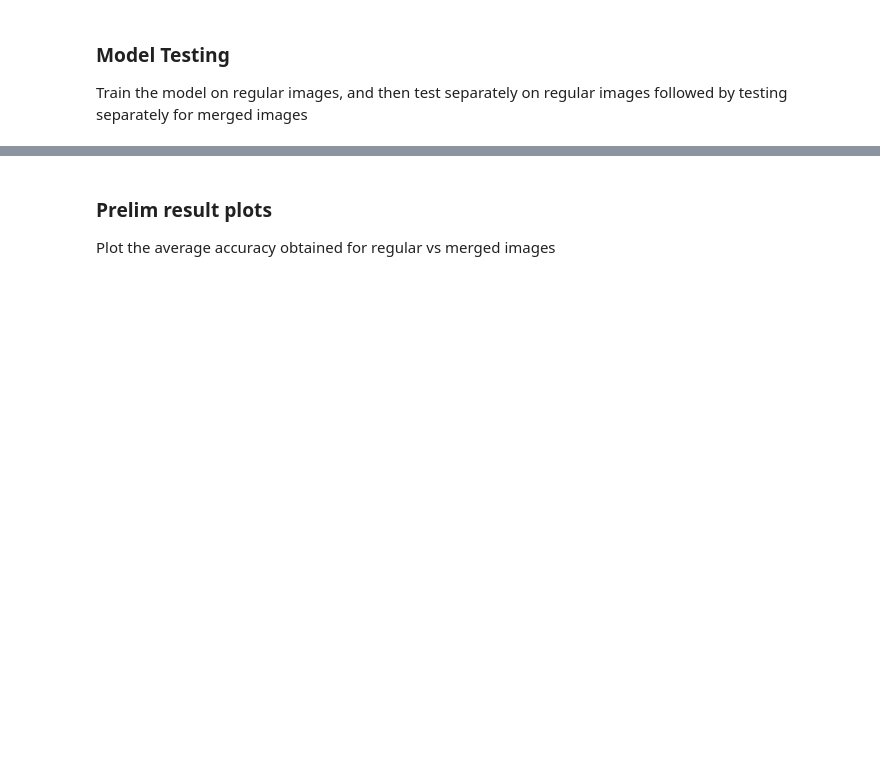
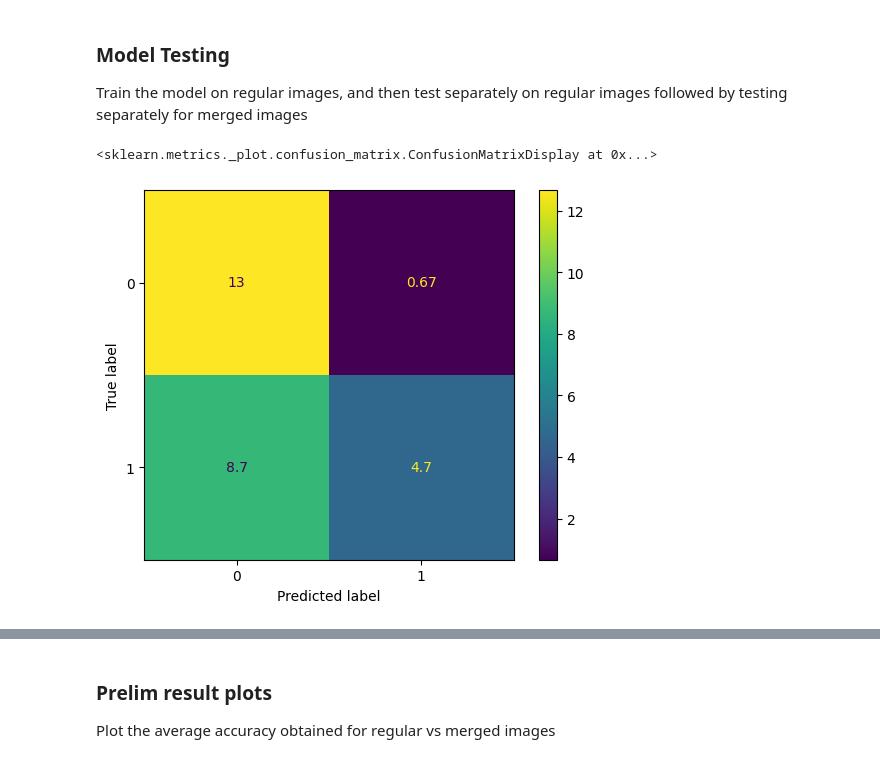
Before and after one commit to soukhind2/vgg16obj, a Jupyter notebook: vggface_4class_cv.ipynb, the cells around one changed output, grey strips where cells are left out. Drawn from its saved outputs; the diff is of its cells as text; code cells hidden in the pictures; blank space fills up the shorter version.

```diff
--- a/vggface_4class_cv.ipynb
+++ b/vggface_4class_cv.ipynb
@@ -208,10 +310,16 @@ followed by testing separately for merged images
 # %%
+from sklearn.metrics import confusion_matrix
+from sklearn.metrics import ConfusionMatrixDisplay
+kf = KFold(n_splits=3)
+acc = np.zeros((2,4,kf.get_n_splits()))
+cm = np.zeros((2,4,kf.get_n_splits(),2,2))
+ktruth = np.empty((kf.get_n_splits(),4,6))
+ktruth_merge = np.empty((kf.get_n_splits(),4,8))
+for i, (train_index, test_index) in enumerate(kf.split(reg_train[0])):
+  truth = []
+  truth_m = []
+  for imtype in range(2):
 
-kf = KFold(n_splits=5)
-acc = np.zeros((2,4,kf.get_n_splits()))
-
-for i, (train_index, test_index) in enumerate(kf.split(reg_train[0])):
-  for imtype in range(2):
     for cat in range(0,4):
       print('Category of interest: ', categories[cat])
 
@@ -221,6 +329,8 @@ for i, (train_index, test_index) in enumerate(kf.split(reg_train[0])):
       ntrain = len(reg_train[cat])
       targets = to_categorical([0] * ntrain + [1]*ntrain)
       targets = targets[idx]
+      targets_dist_type = np.array([0] * ntrain + reg_dist_type[cat])
+      targets_dist_type = targets_dist_type[idx]
 
       train_it = input[train_index]
       train_data = model.predict(train_it)
@@ -231,14 +341,21 @@ for i, (train_index, test_index) in enumerate(kf.split(reg_train[0])):
         test_it = input[test_index]
         test_data = model.predict(test_it)
         test_labels = targets[test_index]
-
+        dist_test_labels = targets_dist_type[test_index]
         history = top_model.fit(x = train_data,  y = train_labels,
                 epochs=epochs,
                 batch_size=64,
                 verbose = 0, callbacks = [es])
 
         out = top_model.evaluate(test_data, test_labels)
+        preds = top_model.predict(test_data)
+        preds = np.argmax(preds, axis=1)
+        test_labels = np.argmax(test_labels, axis=1)
+        cm[imtype,cat,i,:,:] = confusion_matrix(test_labels, preds)
+        A,B,C,D,E,F = calc_truth(dist_test_labels,preds)
+        truth.append([A,B,C,D,E,F])
         acc[imtype,cat,i] = out[1]
+
         print(out)
       else:
       #   test_it = np.concatenate((data_test[cat],data_test[cat + 4])) # Test on merged data
@@ -249,14 +366,17 @@ for i, (train_index, test_index) in enumerate(kf.split(reg_train[0])):
         merge_test = np.concatenate((merge_data[cat][howmany],merge_data[cat + 4][howmany]))
         ntest = len(merge_data[cat])
         merge_targets = to_categorical([0] * ntest + [1]*ntest)
+        merge_targets_dist_type = np.array([0] * ntest + merge_dist_type[cat])
 
         idx = np.random.permutation(len(merge_test))
         merge_test = merge_test[idx]
         merge_targets = merge_targets[idx]
+        merge_targets_dist_type = merge_targets_dist_type[idx]
 
         test_it = merge_test[test_index]
         test_data = model.predict(test_it)
         test_labels = merge_targets[test_index]
+        dist_test_labels = merge_targets_dist_type[test_index]
 
         history = top_model.fit(x = train_data,  y = train_labels,
                 epochs=epochs,
@@ -264,5 +384,23 @@ for i, (train_index, test_index) in enumerate(kf.split(reg_train[0])):
                 verbose = 0, callbacks = [es])
 
         out = top_model.evaluate(test_data, test_labels)
+        preds = top_model.predict(test_data)
+        preds = np.argmax(preds, axis=1)
+        test_labels = np.argmax(test_labels, axis=1)
+        cm[imtype,cat,i,:,:] = confusion_matrix(test_labels, preds)
+        t = calc_truth_merge(dist_test_labels,preds)
+        truth_m.append(t)
         acc[imtype,cat,i] = out[1]
         print(out)
+  if imtype == 0:
+    ktruth[i,:,:] = np.array(truth)
+  else:
+    ktruth_merge[i,:,:] = np.array(truth_m)
+# %%
+cm = np.array(cm)
+x = np.mean(cm,2)
+disp = ConfusionMatrixDisplay(confusion_matrix=x[1,0])
+disp.plot()
+# %% [output]
+<sklearn.metrics._plot.confusion_matrix.ConfusionMatrixDisplay at 0x...>
+[figure, added]
```
Also changed, not shown: parts of 27 cells of this notebook.
